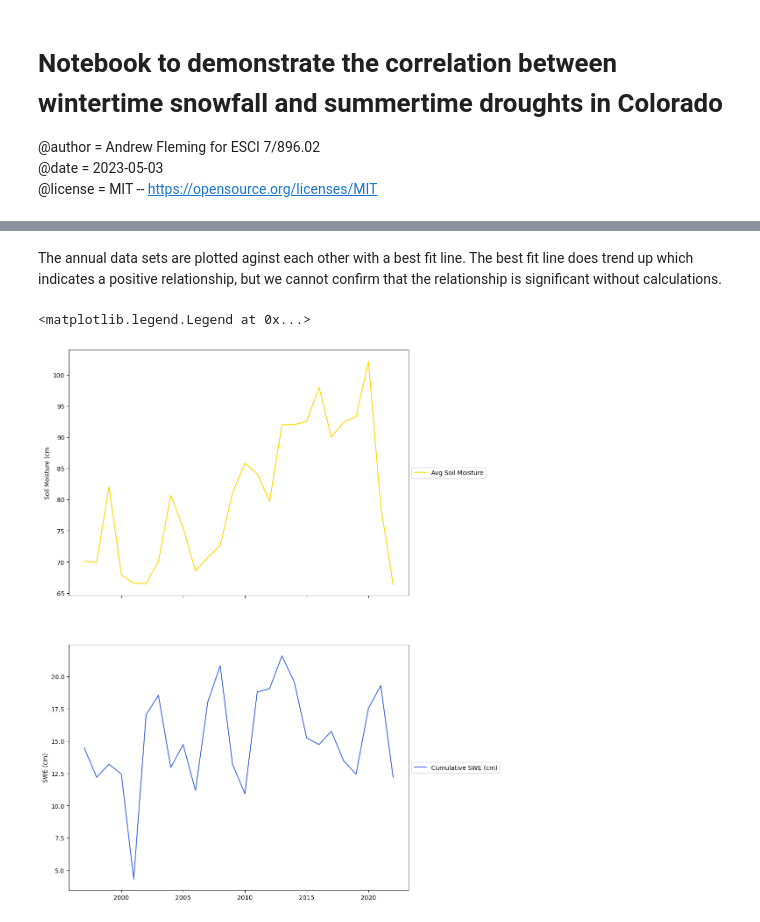
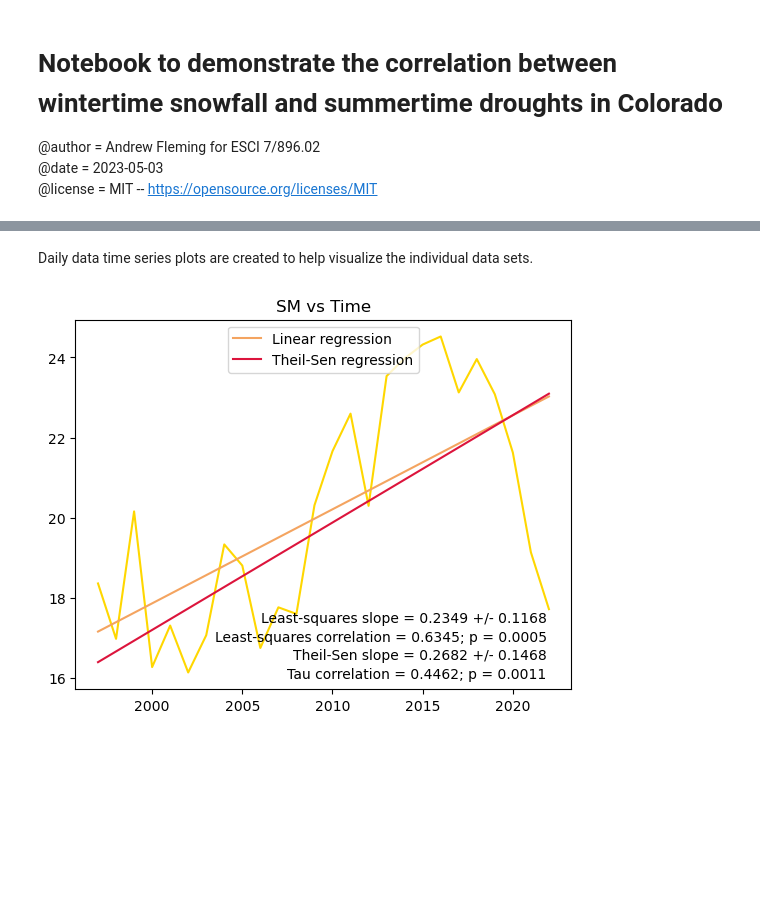
Before and after one commit to andrewflem/Final-Project-CO-snow-and-droughts, a Jupyter notebook: Fleming_Final_Project_ESCI_797 (1).ipynb, the cells around one changed output, grey strips where cells are left out. Drawn from its saved outputs; the diff is of its cells as text; code cells hidden in the pictures; blank space fills up the shorter version.

```diff
--- a/Fleming_Final_Project_ESCI_797 (1).ipynb
+++ b/Fleming_Final_Project_ESCI_797 (1).ipynb
@@ -130,8 +150,9 @@ data_sm['SM50'] = data_sm['SM50'].fillna((data_sm['SM20'] +data_sm['SM100'])/2)
 data_sm['SM100'] = data_sm['SM100'].fillna(data_sm['SM50'])
 
 #Integrating  data
-data_sm['tot_soilmoisture'] = np.trapz(data_sm[['SM5', 'SM10', 'SM20', 'SM50', 'SM100']])
+data_sm['tot_soilmoisture'] = np.trapz(data_sm[['SM5', 'SM10', 'SM20', 'SM50', 'SM100']]/100, x = [5,10,20,50,100])
 
 #Isolate SM to summer months
 data_sm.loc[~((data_sm.index.month >= 6) | (data_sm.index.month <= 9))] = pd.NA
-data_sm = data_sm.dropna()
+
+data_sm = data_sm['1997-01-01':'2022-12-31']
@@ -151,14 +173,8 @@ dfannual_swe = dfscan_fill1[['SWE_cm']].groupby(data_snow.index.year).sum()
 # %%
 #%% Annual data frame for SM
 
-#Counting Number of non-null values
-nonnan_count = data_sm.notnull().groupby(data_sm.index.year).mean()
-
-#Create new data frame
-dfscan_fill2 = data_sm.interpolate()
-
 #Calculate values
-dfannual_sm = dfscan_fill2[['tot_soilmoisture']].groupby(data_sm.index.year).mean()
+dfannual_sm = data_sm[['tot_soilmoisture']].groupby(data_sm.index.year).mean()
 
 #Rename column
 dfannual_sm = dfannual_sm.rename(columns={'tot_soilmoisture': 'avg_soilmoisture'})
@@ -184,7 +200,7 @@ ax.plot(data_snow['SWE_cm'],  # x = 1st series, y = 2nd series)
 # Add plot components
 ax.set_xlabel('Year')         # x-axis label
 ax.set_ylabel('Precipitation (cm)')          # y-axis label
-ax.set_title('Precipitation and SWE') # figure title
+ax.set_title('Precipitation and SWE in Winter Months') # figure title
 ax.legend()                                   # legend
 
 # Optional command to make x-tick labels diagonal to avoid overlap
@@ -268,27 +248,52 @@ No artists with labels found to put in legend.  Note that artists whose label st
-# %% [markdown]
-The annual data sets are plotted aginst each other with a best fit line. The best fit line does trend up which indicates a positive relationship, but we cannot confirm that the relationship is significant without calculations.
+# %% [markdown]
+Daily data time series plots are created to help visualize the individual data sets.
 # %%
-#Figure 1
-fig, (ax1,ax2) = plt.subplots(2,
-             1, figsize=(10,16), sharex = True)
+def regressplot1(data1_series,data2_series, figtitle):
 
-# Plot a Soil Moisture
-ax1.plot(dfannual_sm.index, dfannual_sm['avg_soilmoisture'], color = 'gold',
-             label = 'Avg Soil Moisture')
+    #Calculate parametric linear regression values
+    lsq_coeff = stats.linregress(data1_series,data2_series)
 
-ax1.legend(loc='center left',bbox_to_anchor= (1.0, 0.5))
+    #Calculate non-parametric regression values
+    sen_coeff = stats.theilslopes(data2_series,data1_series, 0.95)
 
-# Add y-axis label
-ax1.set_ylabel('Soil Moisture (cm')
+    #Calculate non-parametric correlation
+    tau = stats.kendalltau(data1_series,data2_series)
 
-# Add plot title
-#ax1.set_title('Soil Moisture')
+    #Create plot and show time eries of input data series
+    fig, ax = plt.subplots()
+    ax.plot(data1_series,data2_series, 'gold')
+    #Parametric best fit line
+    ax.plot(data1_series, lsq_coeff.intercept + lsq_coeff.slope *
+          data1_series, 'sandybrown', label='Linear regression')
+    #Annotation Placement
+    xx = ax.get_xlim()
+    yy = ax.get_ylim()
 
-# Plot b SWE
-ax2.plot(dfannual_swe.index, dfannual_swe['SWE_cm'], color = 'royalblue',
-            label = 'Cumulative SWE (cm)')
-ax2.set_ylabel('SWE (cm)')
-ax2.legend(loc='center left',bbox_to_anchor= (1.0, 0.5))
+    #Display least squares sparametric slope and correlation on graph
+    ax.annotate(f'Least-squares slope = {lsq_coeff.slope:.4f} +/- {2*lsq_coeff.stderr:.4f}',
+                xy=(xx[1]-0.05*(xx[1]-xx[0]), yy[0] + 0.18*(yy[1]-yy[0])),
+                horizontalalignment='right')
+    ax.annotate(f'Least-squares correlation = {lsq_coeff.rvalue:.4f}; p = {lsq_coeff.pvalue:.4f}',
+                xy=(xx[1]-0.05*(xx[1]-xx[0]), yy[0] + 0.13*(yy[1]-yy[0])),
+                horizontalalignment='right')
+
+    #Non-parametric best fit line
+    ax.plot(data1_series, sen_coeff.intercept + sen_coeff.slope *
+               data1_series, 'crimson', label='Theil-Sen regression')
+
+    #Display non-parametric slope and correlation on graph
+    ax.annotate(f'Theil-Sen slope = {sen_coeff.slope:.4f} +/- {0.5*(sen_coeff.high_slope - sen_coeff.low_slope):.4f}',
+                    xy=(xx[1]-0.05*(xx[1]-xx[0]), yy[0] + 0.08*(yy[1]-yy[0])),
+                    horizontalalignment='right')
+    ax.annotate(f'Tau correlation = {tau.correlation:.4f}; p = {tau.pvalue:.4f}',
+                    xy=(xx[1]-0.05*(xx[1]-xx[0]), yy[0] + 0.03*(yy[1]-yy[0])),
+                    horizontalalignment='right')
+
+    ax.set_title(figtitle)
+    #ax.set_ylabel(y_label)
+    ax.legend(loc='upper center')
+    plt.show()
+
+regressplot1(dfannual_sm.index, dfannual_sm['avg_soilmoisture'], 'SM vs Time')
 # %% [output]
-<matplotlib.legend.Legend at 0x...>
-[figure, old version]
+[figure, new version]
```
Also changed, not shown: parts of 31 cells of this notebook.
